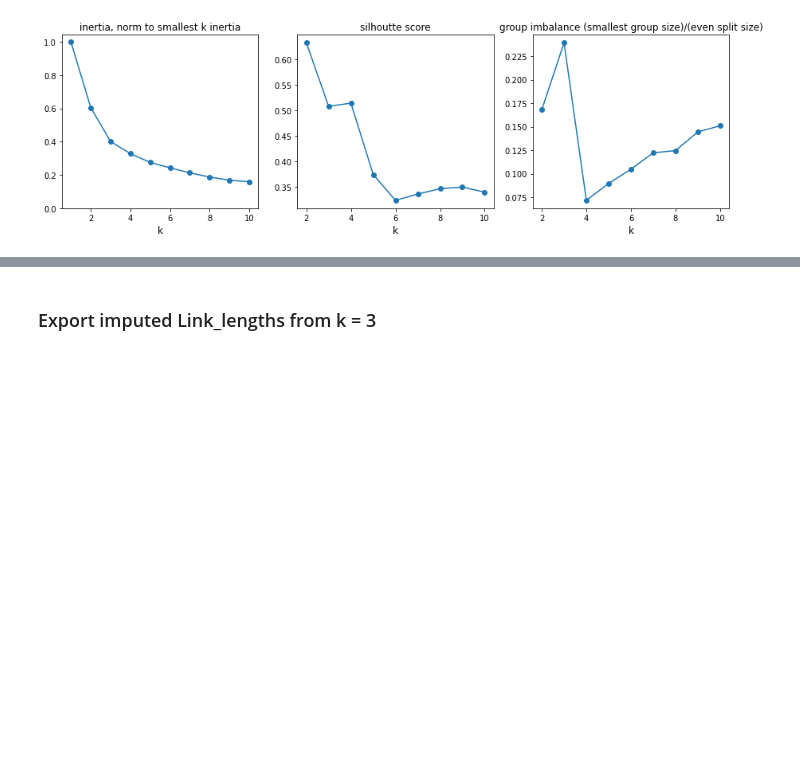
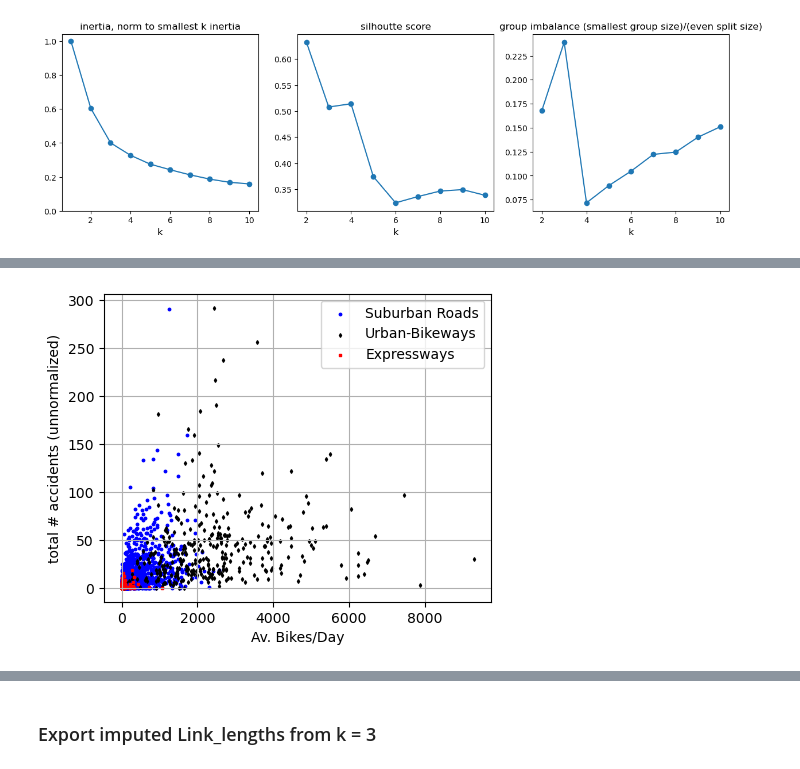
Before and after one commit to dtuthill/erdos_project, a Jupyter notebook: Greg_Analysis/kmean_df_road.ipynb, the cells around one changed output, grey strips where cells are left out. Saved outputs shown, nothing was run; the diff lists cells and outputs as text; code cells hidden in the pictures; blank space fills up the shorter version.

```diff
--- a/Greg_Analysis/kmean_df_road.ipynb
+++ b/Greg_Analysis/kmean_df_road.ipynb
@@ -242 +251,27 @@ group 1 zero accidents are 57.06% of group
 group 2 zero accidents are 1.18% of group
+# %%
+#make scatter plot of total vs. aadf_Bike_volume, hue based on group
+
+group_c = {0:'blue',1:'red',2:'black'}
+group_m = {0:'o',1:'s',2:'d'}
+group_order = [0,2,1] #order to plot in
+group_names = {0:'Suburban Roads',1:'Expressways',2:'Urban-Bikeways'}
+
+fig,ax = plt.subplots(figsize=(5,4))
+labsize=10
+ticksize=10
+legsize=10
+
+for g in group_order:
+    ig = ind_match(g,np.arange(k).astype(int))
+    ax.scatter(df_cluster.loc[Igroup[ig],'aadf_Pedal_cycles'],df_cluster.loc[Igroup[ig],'total'],marker=group_m[g],color=group_c[g],
+              label=group_names[g],s=3)
+
+ax.set_xlabel('Av. Bikes/Day',fontsize=labsize)
+ax.set_ylabel('total # accidents (unnormalized)',fontsize=labsize)
+ax.tick_params(labelsize=ticksize)
+ax.legend(fontsize=legsize)
+ax.grid('on')
+plt.show()
+# %% [output]
+[figure, added]
```
Also changed, not shown: parts of 12 cells of this notebook.
